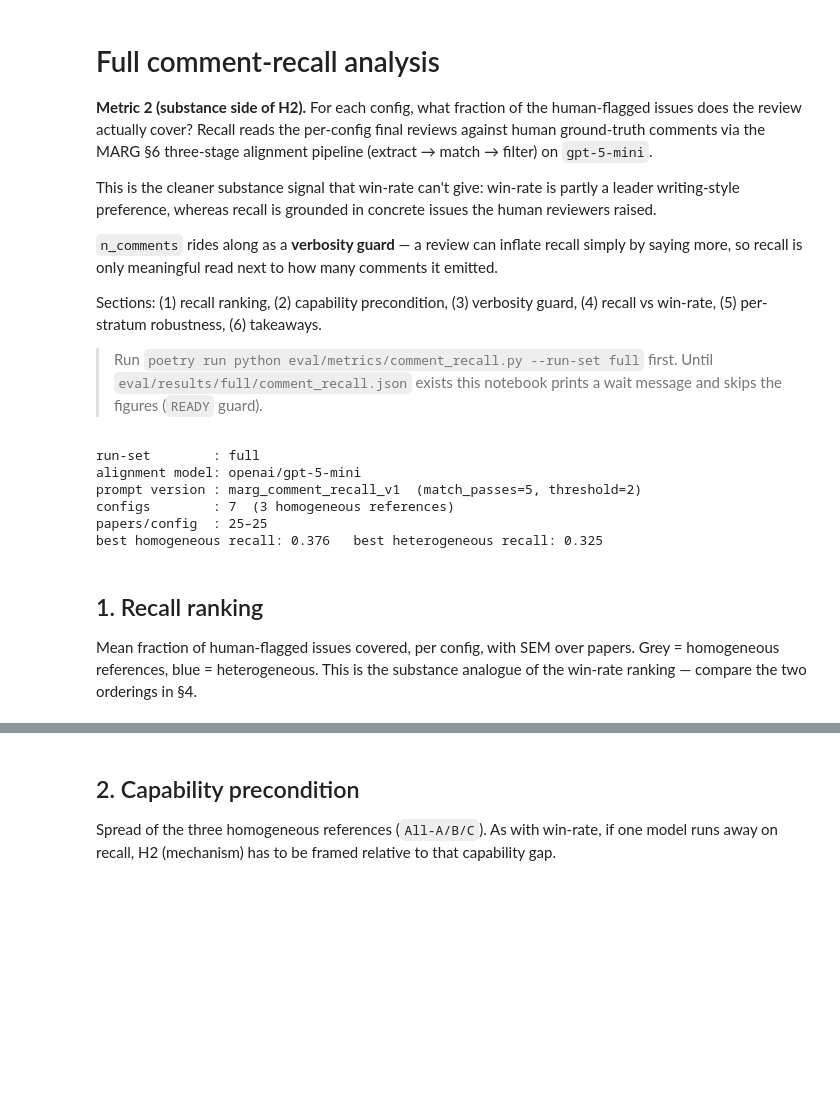
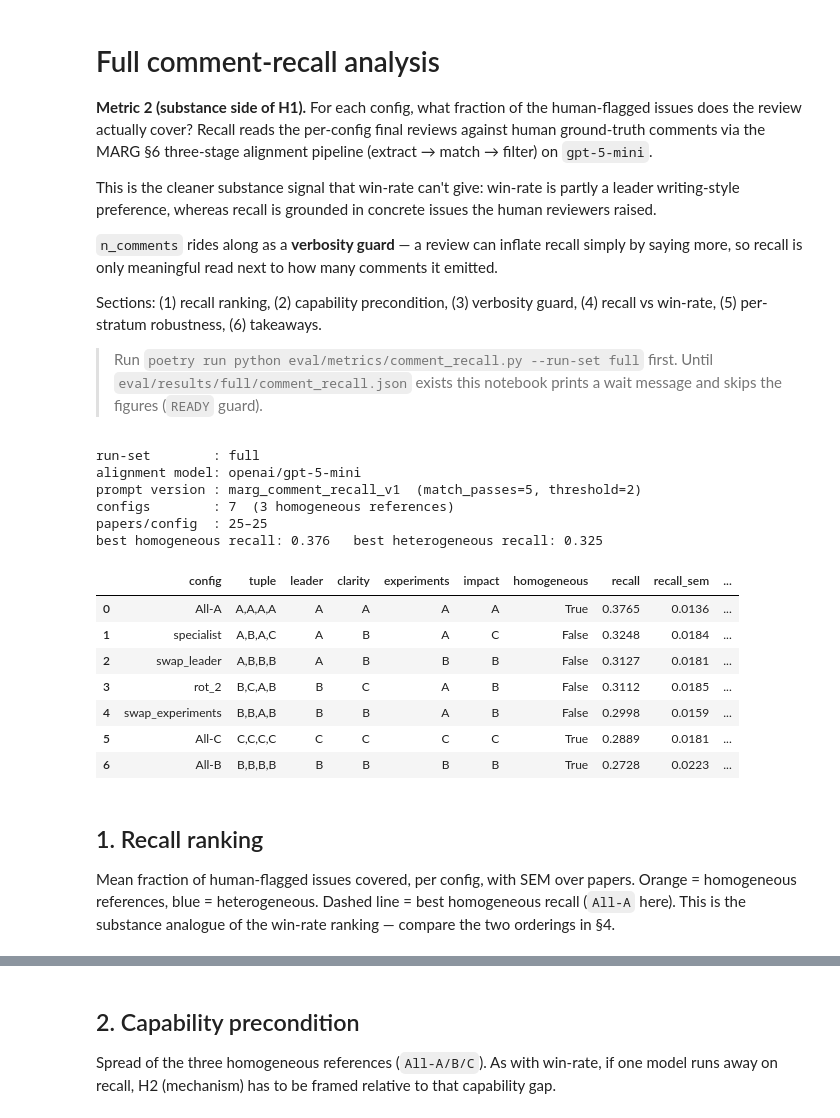
Before and after one commit to Akshat125/multi-agent-paper-review, a Jupyter notebook: eval/analysis/full_comment_recall.ipynb, the cells around one changed output, grey strips where cells are left out. Saved outputs shown, nothing was run; the diff lists cells and outputs as text; code cells hidden in the pictures; blank space fills up the shorter version.

```diff
--- a/eval/analysis/full_comment_recall.ipynb
+++ b/eval/analysis/full_comment_recall.ipynb
@@ -1,7 +1,7 @@
 # %% [markdown]
 # Full comment-recall analysis
 
-**Metric 2 (substance side of H2).** For each config, what fraction of the
+**Metric 2 (substance side of H1).** For each config, what fraction of the
 human-flagged issues does the review actually cover? Recall reads the per-config
 final reviews against human ground-truth comments via the MARG §6 three-stage
 alignment pipeline (extract → match → filter) on `gpt-5-mini`.
@@ -208,39 +208,48 @@ else:
         rows.append({
             "config": c,
             "tuple": ",".join(t),
             "leader": t[0], "clarity": t[1], "experiments": t[2], "impact": t[3],
             "homogeneous": len(set(t)) == 1,
             "recall": per_config[c]["recall"],
             "recall_sem": (np.std(recalls, ddof=1) / np.sqrt(n)) if n > 1 else 0.0,
             "n_comments": per_config[c]["n_comments"],
             "n_comments_sem": (np.std(ncs, ddof=1) / np.sqrt(n)) if n > 1 else 0.0,
             "n_papers": n,
         })
 
     df = pd.DataFrame(rows).sort_values("recall", ascending=False).reset_index(drop=True)
 
     best_homo = df.loc[df["homogeneous"], "recall"].max()
     best_het = df.loc[~df["homogeneous"], "recall"].max()
 
     print(f"run-set        : {RUN_SET}")
     print(f"alignment model: {cr['alignment_model']}")
     print(f"prompt version : {cr['prompt_version']}  (match_passes={cr['match_passes']}, threshold={cr['match_threshold']})")
     print(f"configs        : {len(df)}  ({int(df['homogeneous'].sum())} homogeneous references)")
     print(f"papers/config  : {df['n_papers'].min()}–{df['n_papers'].max()}")
     print(f"best homogeneous recall: {best_homo:.3f}   best heterogeneous recall: {best_het:.3f}")
-    df.round(4)
+    display(df.round(4))
 # %% [output]
 run-set        : full
 alignment model: openai/gpt-5-mini
 prompt version : marg_comment_recall_v1  (match_passes=5, threshold=2)
 configs        : 7  (3 homogeneous references)
 papers/config  : 25–25
 best homogeneous recall: 0.376   best heterogeneous recall: 0.325
+|  | config | tuple | leader | clarity | experiments | impact | homogeneous | recall | recall_sem | ... |
+| 0 | All-A | A,A,A,A | A | A | A | A | True | 0.3765 | 0.0136 | ... |
+| 1 | specialist | A,B,A,C | A | B | A | C | False | 0.3248 | 0.0184 | ... |
+| 2 | swap_leader | A,B,B,B | A | B | B | B | False | 0.3127 | 0.0181 | ... |
+| 3 | rot_2 | B,C,A,B | B | C | A | B | False | 0.3112 | 0.0185 | ... |
+| 4 | swap_experiments | B,B,A,B | B | B | A | B | False | 0.2998 | 0.0159 | ... |
+| 5 | All-C | C,C,C,C | C | C | C | C | True | 0.2889 | 0.0181 | ... |
+| 6 | All-B | B,B,B,B | B | B | B | B | True | 0.2728 | 0.0223 | ... |
 # %% [markdown]
 ## 1. Recall ranking
 
 Mean fraction of human-flagged issues covered, per config, with SEM over papers.
-Grey = homogeneous references, blue = heterogeneous. This is the substance analogue of
-the win-rate ranking — compare the two orderings in §4.
+Orange = homogeneous references, blue = heterogeneous. Dashed line = best homogeneous
+recall (`All-A` here). This is the substance analogue of the win-rate ranking — compare
+the two orderings in §4.
 # %%
 assert READY, "comment_recall.json missing — run the metric first (see the setup cell message)."
```
Also changed, not shown: parts of 5 cells of this notebook, 23 other files.
